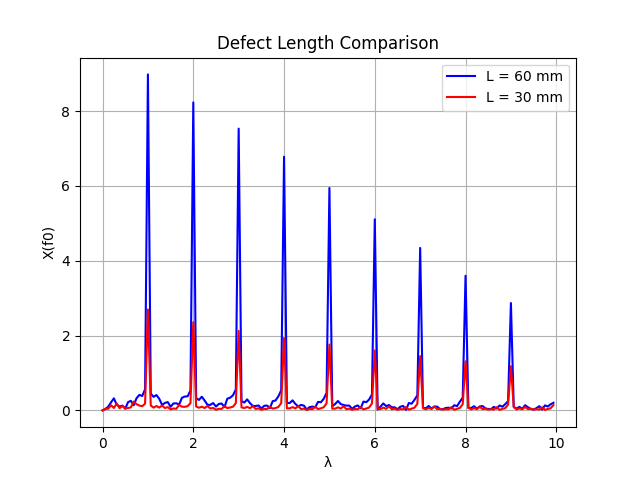
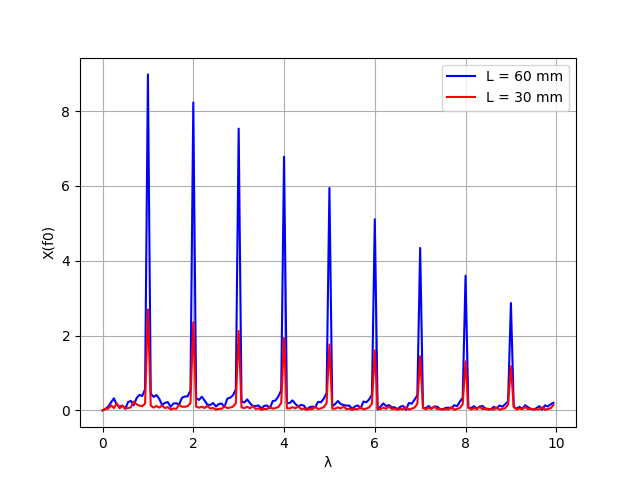
Unified diff of the notebook cell whose output changed from the first chart to the second:
--- before
+++ after
@@ -9,4 +9,5 @@
 plt.xlabel('λ')
 plt.ylabel('X(f0)')
-plt.title("Defect Length Comparison") 
+#plt.title("Defect Length Comparison") 
 plt.grid(True)
+plt.savefig('figs/X_lambda_comp.pdf', format='pdf', bbox_inches='tight')

Commit: commiting old changes